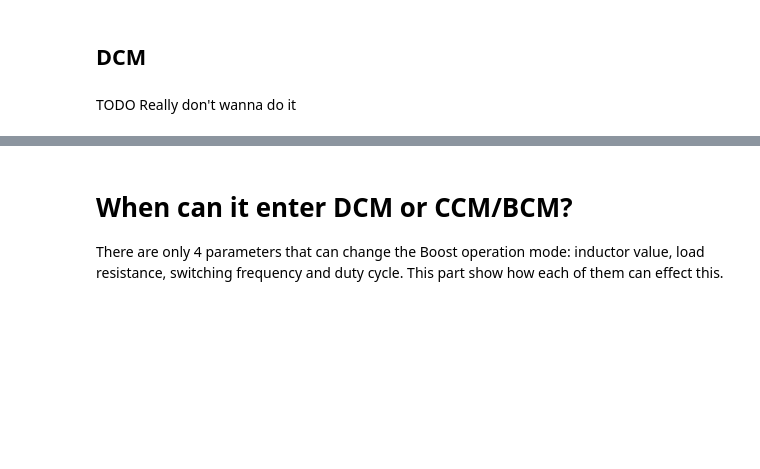
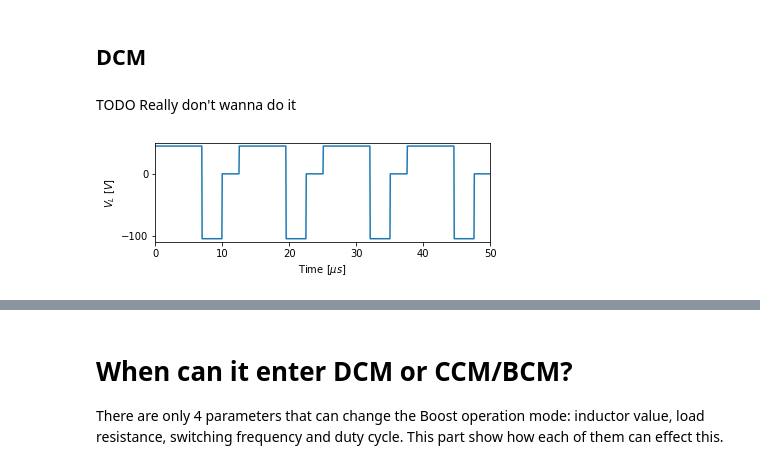
Before and after one commit to HDialani/Boost-converter, a Jupyter notebook: Basics_of_boost_converter/Basics_of_Boost_converter.ipynb, the cells around one changed output, grey strips where cells are left out. Drawn from its saved outputs; the diff is of its cells as text; code cells hidden in the pictures; blank space fills up the shorter version.

```diff
--- a/Basics_of_boost_converter/Basics_of_Boost_converter.ipynb
+++ b/Basics_of_boost_converter/Basics_of_Boost_converter.ipynb
@@ -224,3 +225,33 @@ plt.show()
 ## DCM
 # %% [markdown]
 TODO Really don't wanna do it
+# %%
+# Parameters
+F_s = float(8.0e04)   # Hz
+V_out = int(150)   # V
+V_in = int(45)   # V
+Load = int(400)    # Ohm
+
+
+L=0.1/1000
+D=math.sqrt(((2*V_out**2/Load*L*F_s)*(V_out-V_in)/(V_out*V_in**2)))
+Delta1=(2*(V_out/Load)*L*F_s)/(V_in*D)
+Delta2=1-D-Delta1
+# %%
+S=1000 # Sampling resoltion
+N=4 #Number of signals
+Ts=1/F_s #s
+X= np.arange(0, N*Ts,N*Ts/S)
+# %%
+V_L=[]
+V_intermediate1=[]
+V_intermediate2=[]
+V_intermediate3=[]
+
+for i in range(N):
+    V_intermediate1=np.array(np.ones(len(np.arange(0,D*Ts,N*Ts/S)))* V_in)
+    V_L.extend(V_intermediate1)
+    V_intermediate2=np.array(np.ones(len(np.arange(Ts/S,(Delta1)*Ts,N*Ts/S)))*(V_in-V_out))
+    V_L.extend(V_intermediate2)
+    V_intermediate3=np.array(np.ones(len(np.arange(Ts/S,(1-D-Delta1)*Ts,N*Ts/S)))*0)
+    V_L.extend(V_intermediate3)
@@ -227,3 +260,15 @@ TODO Really don't wanna do it
+# %%
+plt.subplot(2, 1, 1)
+plt.rcParams['figure.figsize'] = [30, 20]
+plt.rcParams.update({'font.size': 22})
+plt.plot(1e6*X, V_L)
+plt.xlim([0,N*1e6*Ts])
+plt.ylim([V_in-V_out-5,V_in+5])
+plt.xlabel('Time [$\mu s$]')
+plt.ylabel('$V_L$ [$V$]')
+plt.show()
+# %% [output]
+[figure, added]
 # %% [markdown]
 # Generatal equations.
 
```
Also changed, not shown: parts of 2 cells of this notebook, 2 other files.
